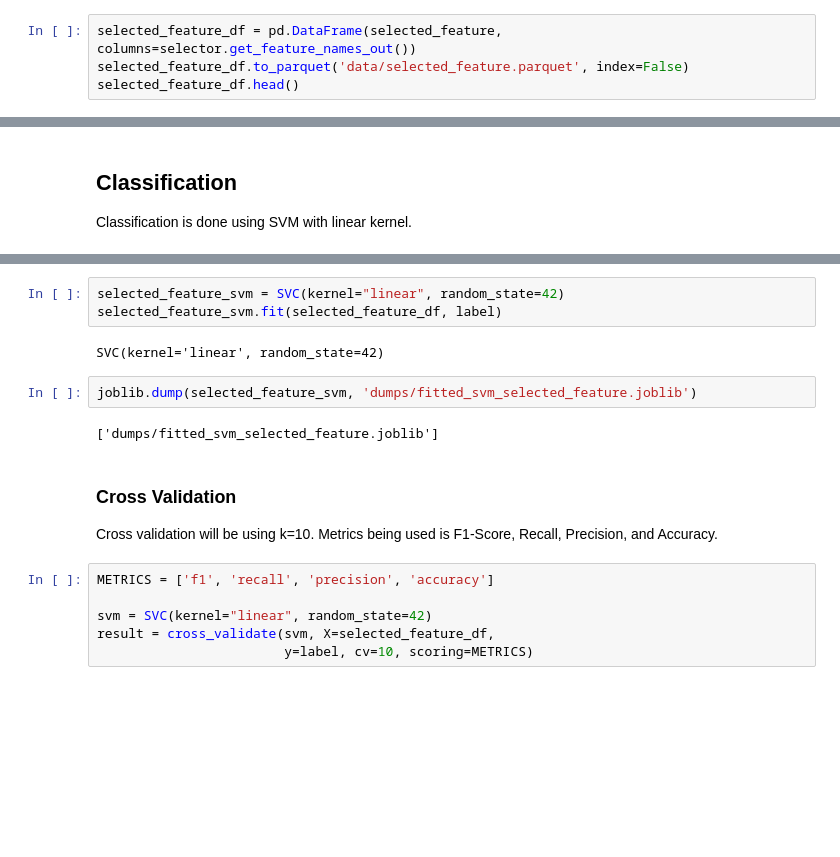
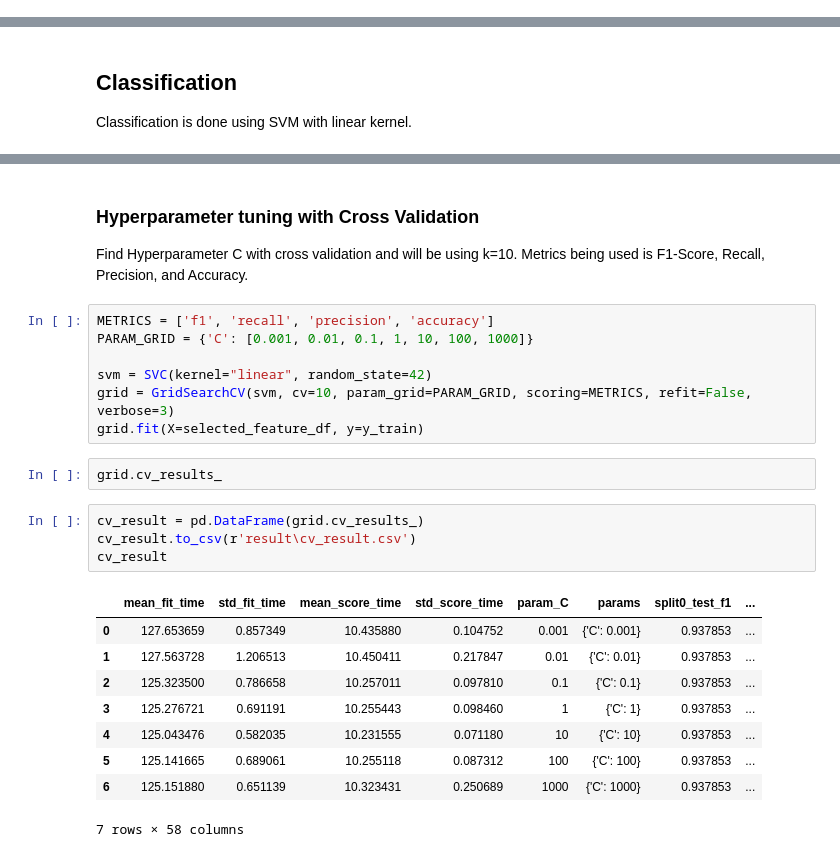
Before and after one commit to zeerafle/oil-palm-stem, a Jupyter notebook: skripsi.ipynb, the cells around one changed output, grey strips where cells are left out. Saved outputs shown, nothing was run; the diff lists cells and outputs as text; blank space fills up the shorter version.

```diff
--- a/skripsi.ipynb
+++ b/skripsi.ipynb
@@ -78,7 +82,3 @@ selector.get_feature_names_out()
 # %% [output]
 array(['resnet_2', 'resnet_3', 'resnet_14', ..., 'resnet_51198',
        'resnet_51199', 'resnet_51200'], dtype=object)
-# %%
-selected_feature_df = pd.DataFrame(selected_feature, columns=selector.get_feature_names_out())
-selected_feature_df.to_parquet('data/selected_feature.parquet', index=False)
-selected_feature_df.head()
@@ -99,19 +93,27 @@ Classification is done using SVM with linear kernel.
-# %%
-selected_feature_svm = SVC(kernel="linear", random_state=42)
-selected_feature_svm.fit(selected_feature_df, label)
-# %% [output]
-SVC(kernel='linear', random_state=42)
-# %%
-joblib.dump(selected_feature_svm, 'dumps/fitted_svm_selected_feature.joblib')
-# %% [output]
-['dumps/fitted_svm_selected_feature.joblib']
 # %% [markdown]
-### Cross Validation
+### Hyperparameter tuning with Cross Validation
 
-Cross validation will be using k=10. Metrics being used is F1-Score, Recall, Precision, and Accuracy.
+Find Hyperparameter C with cross validation and will be using k=10. Metrics being used is F1-Score, Recall, Precision, and Accuracy.
 # %%
 METRICS = ['f1', 'recall', 'precision', 'accuracy']
+PARAM_GRID = {'C': [0.001, 0.01, 0.1, 1, 10, 100, 1000]}
 
 svm = SVC(kernel="linear", random_state=42)
-result = cross_validate(svm, X=selected_feature_df,
-                        y=label, cv=10, scoring=METRICS)
+grid = GridSearchCV(svm, cv=10, param_grid=PARAM_GRID, scoring=METRICS, refit=False, verbose=3)
+grid.fit(X=selected_feature_df, y=y_train)
+# %%
+grid.cv_results_
+# %%
+cv_result = pd.DataFrame(grid.cv_results_)
+cv_result.to_csv(r'result\cv_result.csv')
+cv_result
+# %% [output]
+|  | mean_fit_time | std_fit_time | mean_score_time | std_score_time | param_C | params | split0_test_f1 | ... |
+| 0 | 127.653659 | 0.857349 | 10.435880 | 0.104752 | 0.001 | {'C': 0.001} | 0.937853 | ... |
+| 1 | 127.563728 | 1.206513 | 10.450411 | 0.217847 | 0.01 | {'C': 0.01} | 0.937853 | ... |
+| 2 | 125.323500 | 0.786658 | 10.257011 | 0.097810 | 0.1 | {'C': 0.1} | 0.937853 | ... |
+| 3 | 125.276721 | 0.691191 | 10.255443 | 0.098460 | 1 | {'C': 1} | 0.937853 | ... |
+| 4 | 125.043476 | 0.582035 | 10.231555 | 0.071180 | 10 | {'C': 10} | 0.937853 | ... |
+| 5 | 125.141665 | 0.689061 | 10.255118 | 0.087312 | 100 | {'C': 100} | 0.937853 | ... |
+| 6 | 125.151880 | 0.651139 | 10.323431 | 0.250689 | 1000 | {'C': 1000} | 0.937853 | ... |
+7 rows × 58 columns
```
Also changed, not shown: parts of 17 cells of this notebook, 1 other file.
